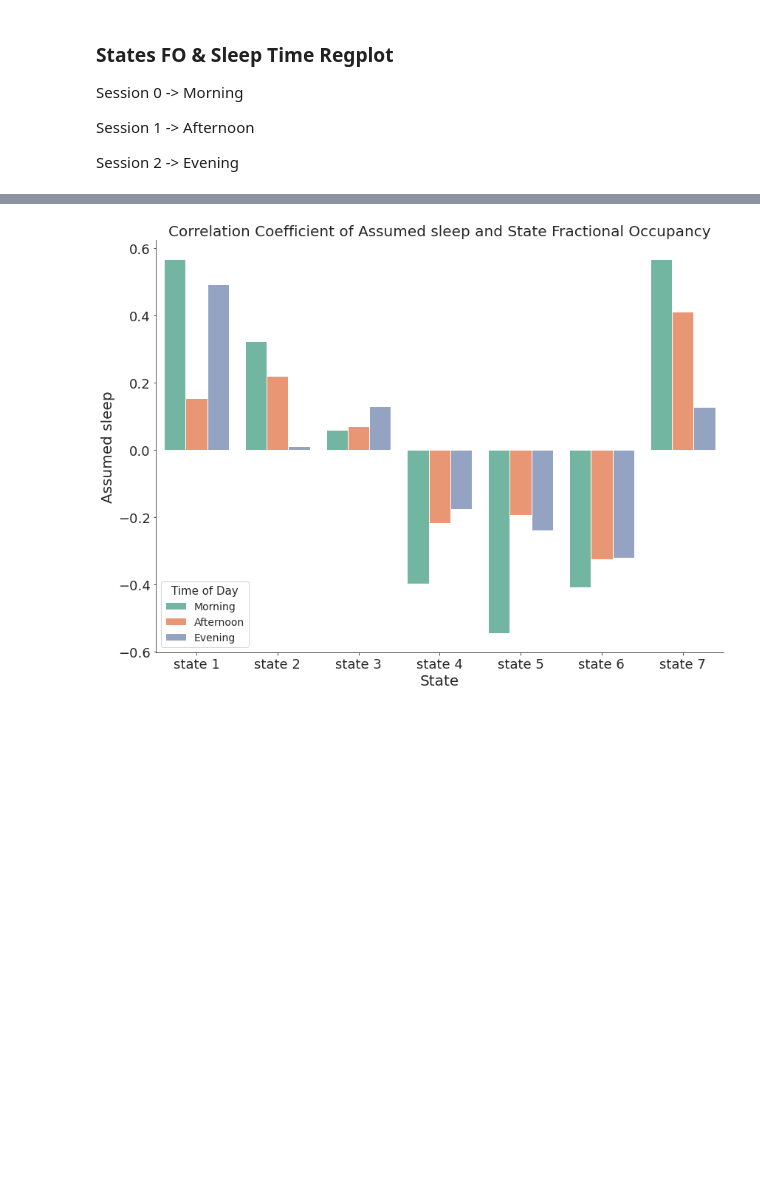
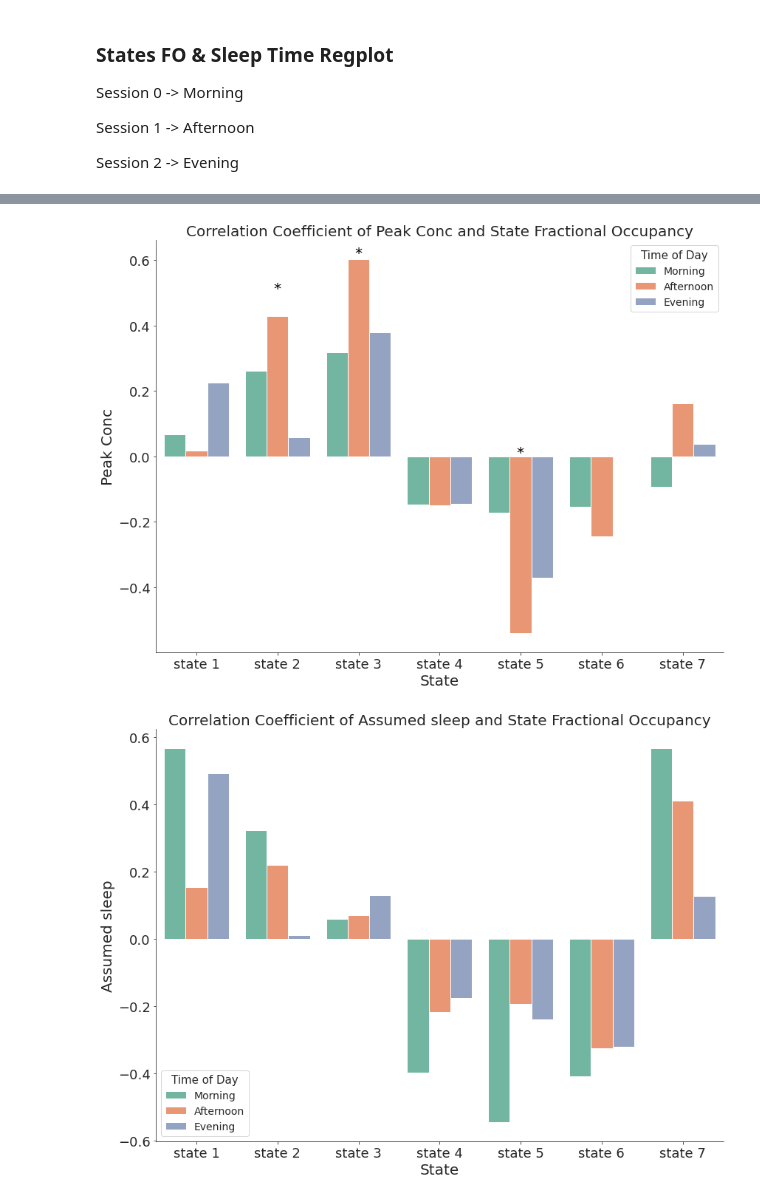
Before and after one commit to Wetiqe/MSc-Data-Analysis, a Jupyter notebook: scripts/correlation.ipynb, the cells around one changed output, grey strips where cells are left out. Drawn from its saved outputs; the diff is of its cells as text; code cells hidden in the pictures; blank space fills up the shorter version.

```diff
--- a/scripts/correlation.ipynb
+++ b/scripts/correlation.ipynb
@@ -303,3 +346,12 @@ def warp_regplot(feature, fo_beh_list=fo_beh_list, sep_plot=False,subplot_num=9,
+# %%
+compare_r('Peak Conc')
+
+plt.annotate(r'*', xy=(0.95, 0.5), fontsize=20,color="black")
+plt.annotate(r'*', xy=(1.95, 0.61), fontsize=20,color="black")
+plt.annotate(r'*', xy=(3.95, 0.), fontsize=20,color="black")
+save_svg('Peakconc')
+# %% [output]
+[figure, added]
 # %%
 warp_regplot('Assumed sleep', sep_plot=True)
 # %% [output]
```
Also changed, not shown: parts of 3 cells of this notebook, 12 other files.
